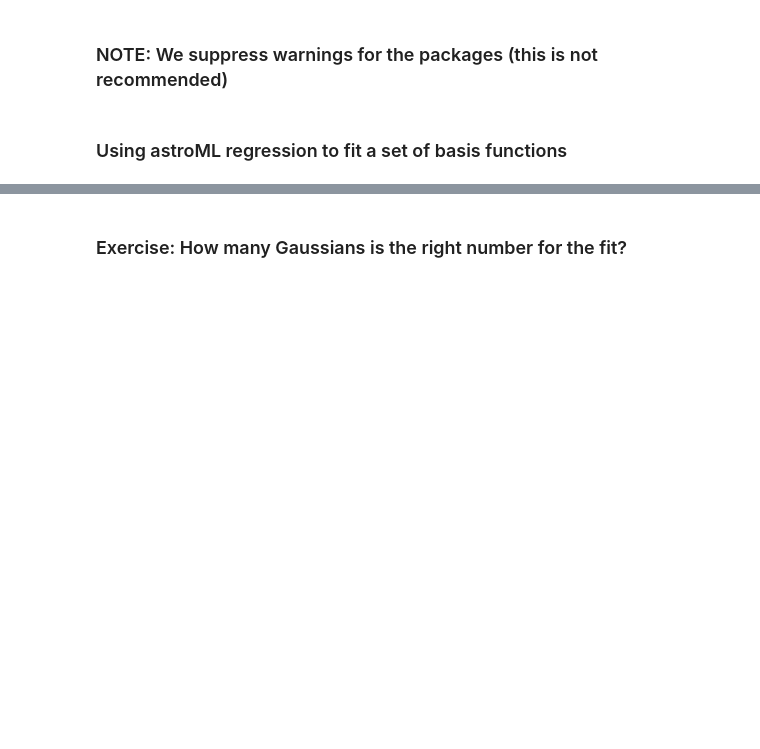
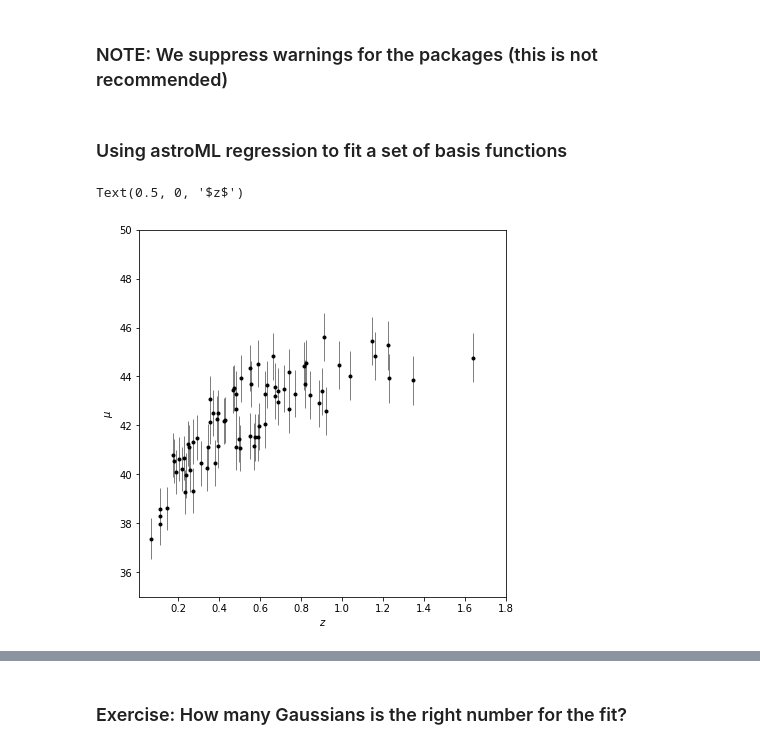
Before and after one commit to uw-astro/astr-598a-spr24, a Jupyter notebook: lectures/Lecture3-regression-regularize.ipynb, the cells around one changed output, grey strips where cells are left out. Saved outputs shown, nothing was run; the diff lists cells and outputs as text; code cells hidden in the pictures; blank space fills up the shorter version.

```diff
--- a/lectures/Lecture3-regression-regularize.ipynb
+++ b/lectures/Lecture3-regression-regularize.ipynb
@@ -53,6 +50,23 @@ import warnings
 warnings.warn = warn
 # %% [markdown]
 ### Using astroML regression to fit a set of basis functions
+# %%
+# Plot data and fit
+fig = plt.figure(figsize=(6, 6))
+fig.subplots_adjust(left=0.1, right=0.95,
+                    bottom=0.1, top=0.95,
+                    hspace=0.05, wspace=0.05)
+ax = fig.add_subplot(111)
+ax.set_xlim(0.01, 1.8)
+ax.set_ylim(35., 50.)
+
+ax.errorbar(z_train,  mu_train[:,0],  mu_train[:,1], fmt='.k', ecolor='gray', lw=1)
+
+ax.set_ylabel(r'$\mu$')
+ax.set_xlabel(r'$z$')
+# %% [output]
+Text(0.5, 0, '$z$')
+[figure, added]
 # %%
 %matplotlib inline
 from astroML.linear_model import LinearRegression, BasisFunctionRegression
```
Also changed, not shown: parts of 6 cells of this notebook.
